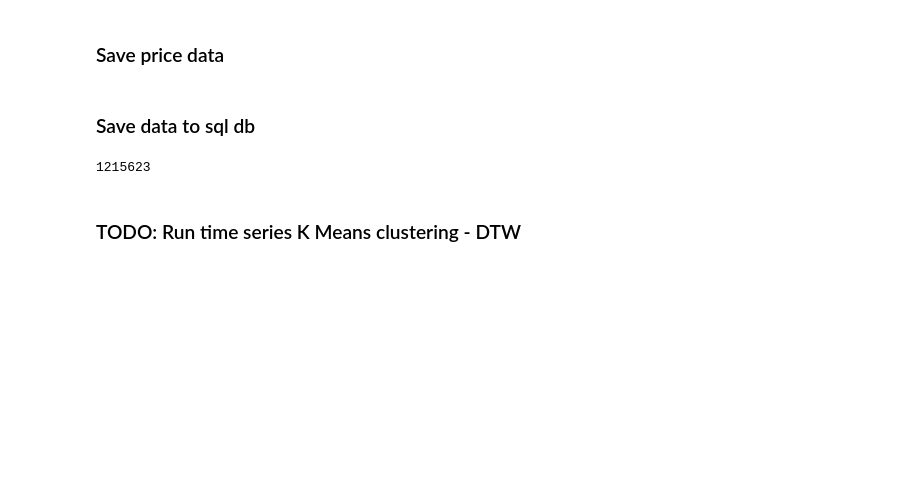
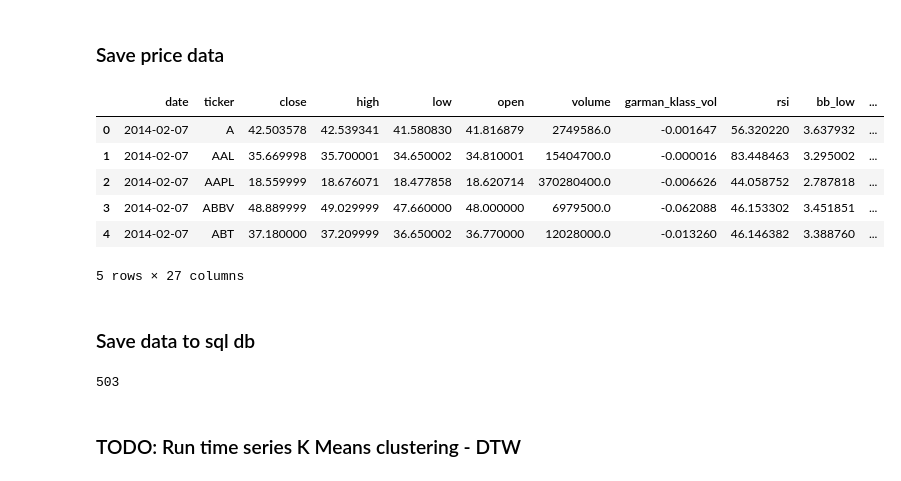
Before and after one commit to FedeScenna/Tabular-LLM-RAG-Finance, a Jupyter notebook: 0_price_data.ipynb, the cells around one changed output. Cells and saved outputs as stored; diff of their text form; code cells hidden in the pictures; blank space fills up the shorter version.

```diff
--- a/0_price_data.ipynb
+++ b/0_price_data.ipynb
@@ -242,6 +246,16 @@ data.head()
 data.reset_index(inplace = True)
 # %%
 data.to_parquet("data/price_data.gzip", compression='gzip', index = False)
+# %%
+data.head()
+# %% [output]
+|  | date | ticker | close | high | low | open | volume | garman_klass_vol | rsi | bb_low | ... |
+| 0 | 2014-02-07 | A | 42.503578 | 42.539341 | 41.580830 | 41.816879 | 2749586.0 | -0.001647 | 56.320220 | 3.637932 | ... |
+| 1 | 2014-02-07 | AAL | 35.669998 | 35.700001 | 34.650002 | 34.810001 | 15404700.0 | -0.000016 | 83.448463 | 3.295002 | ... |
+| 2 | 2014-02-07 | AAPL | 18.559999 | 18.676071 | 18.477858 | 18.620714 | 370280400.0 | -0.006626 | 44.058752 | 2.787818 | ... |
+| 3 | 2014-02-07 | ABBV | 48.889999 | 49.029999 | 47.660000 | 48.000000 | 6979500.0 | -0.062088 | 46.153302 | 3.451851 | ... |
+| 4 | 2014-02-07 | ABT | 37.180000 | 37.209999 | 36.650002 | 36.770000 | 12028000.0 | -0.013260 | 46.146382 | 3.388760 | ... |
+5 rows × 27 columns
 # %% [markdown]
 ### Save data to sql db
 # %%
@@ -250,8 +264,9 @@ conn = sqlite3.connect('database.db')
 c = conn.cursor()
 # %%
 data.to_sql('price_data', conn, if_exists='append', index = False)
+master_ticker_data.to_sql('master_ticker', conn, if_exists='append')
 # %% [output]
-1215623
+503
 # %% [markdown]
 ### TODO: Run time series K Means clustering - DTW
 # %% [markdown]
```
Also changed, not shown: parts of 8 cells of this notebook, 5 other files.
